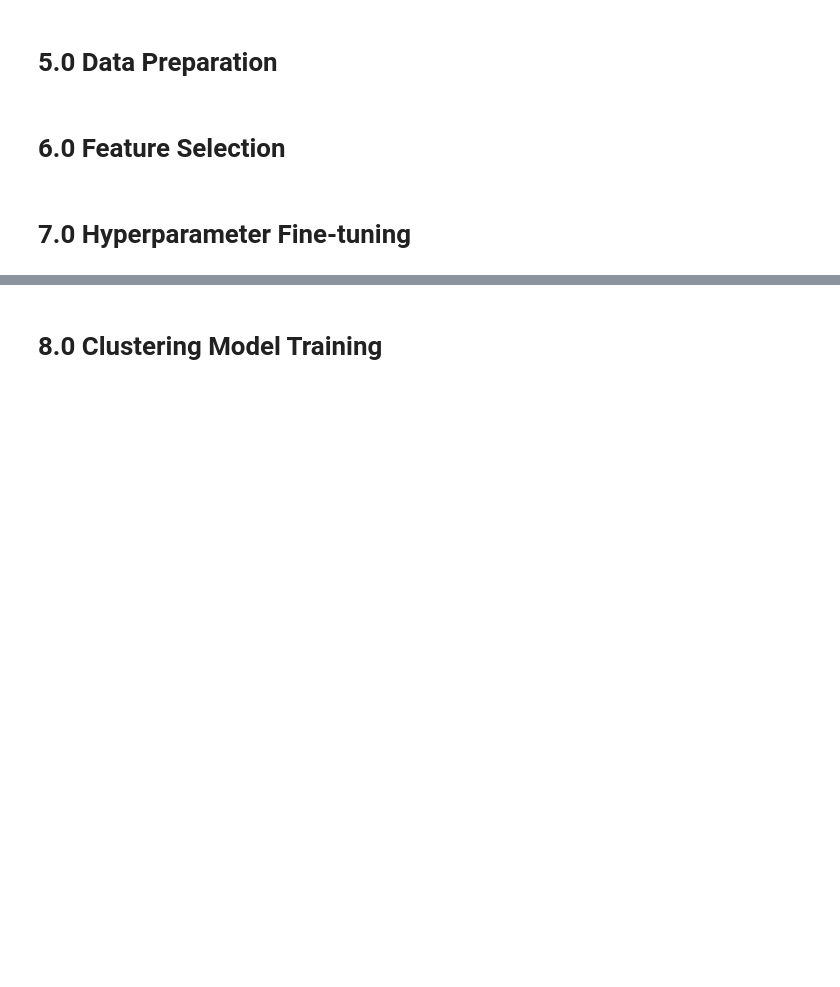
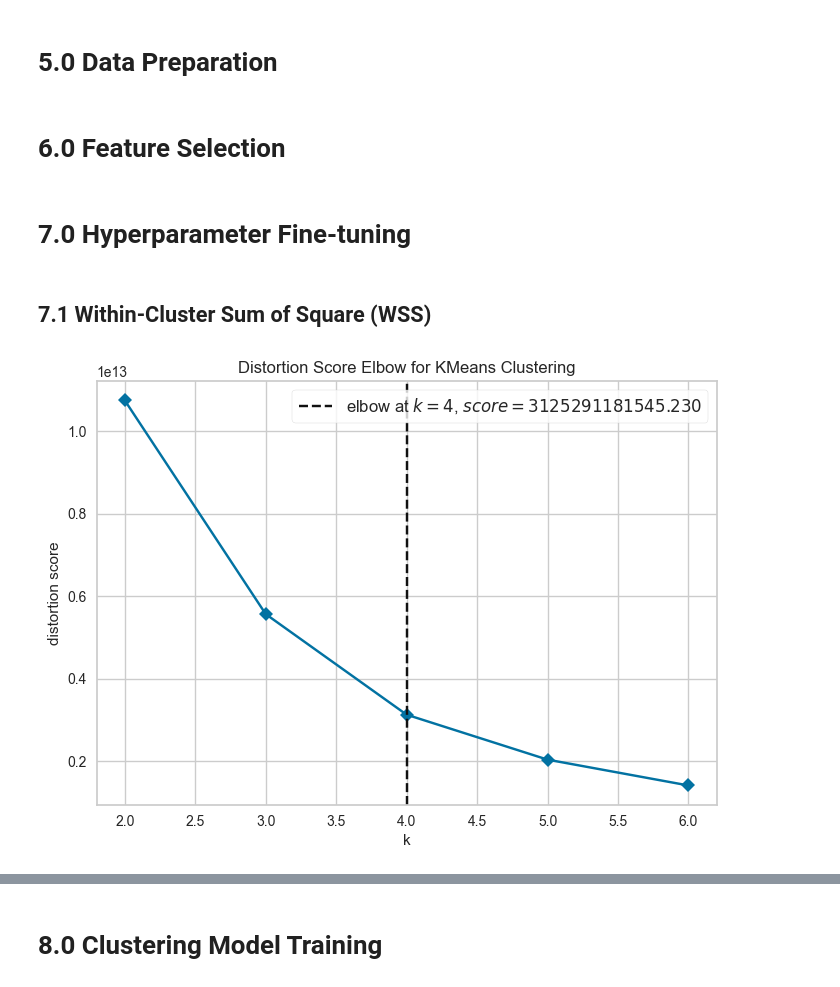
Before and after one commit to Samoelmoura/seazone_code_challenge, a Jupyter notebook: notebooks/notebook.ipynb, the cells around one changed output, grey strips where cells are left out. Drawn from its saved outputs; the diff is of its cells as text; code cells hidden in the pictures; blank space fills up the shorter version.

```diff
--- a/notebooks/notebook.ipynb
+++ b/notebooks/notebook.ipynb
@@ -419,13 +391,16 @@ sns.heatmap(df[num_attributes].corr(), annot=True)
 ### 1.10.2 Categorical Attributes
 # %% [markdown]
 # 2.0 Feature Engineering
+# %%
+# filtering by sold only
+df = df[df['available']==0]
 # %%
 # date range
 max_date = prices['date'].max().strftime('%Y-%m-%d')
 min_date = prices['date'].min().strftime('%Y-%m-%d')
 min_date = pd.to_datetime(min_date)
 max_date = pd.to_datetime(max_date)
-date_delta = (max_date - min_date).days
+date_delta = (max_date - min_date).days + 1
 
 # data reference
 df_ref = df[['airbnb_id']].drop_duplicates(ignore_index=True)
@@ -442,7 +417,7 @@ df_ref = pd.merge(df_ref, temp, on='airbnb_id', how='left')
 
 # frequency
 temp = df.groupby('airbnb_id').agg({'price':'count'}).reset_index().rename(columns=({'price':'quantity_sell'}))
-temp['frequency'] = date_delta / temp['quantity_sell']
+temp['frequency'] = 1 / (date_delta / temp['quantity_sell'])
 temp.drop('quantity_sell', axis=1, inplace=True)
 df_ref = pd.merge(df_ref, temp, on='airbnb_id', how='left')
 # %% [markdown]
@@ -459,3 +434,14 @@ df_ref = pd.merge(df_ref, temp, on='airbnb_id', how='left')
 # 6.0 Feature Selection
 # %% [markdown]
 # 7.0 Hyperparameter Fine-tuning
+# %%
+X = df_ref.drop('airbnb_id', axis=1)
+# %% [markdown]
+## 7.1 Within-Cluster Sum of Square (WSS)
+# %%
+clusters = [2, 3, 4, 5, 6]
+kmeans = KElbowVisualizer(c.KMeans(n_init=10), k=clusters, timings=False)
+kmeans.fit(X)
+kmeans.show();
+# %% [output]
+[figure, added]
```
Also changed, not shown: parts of 33 cells of this notebook.
